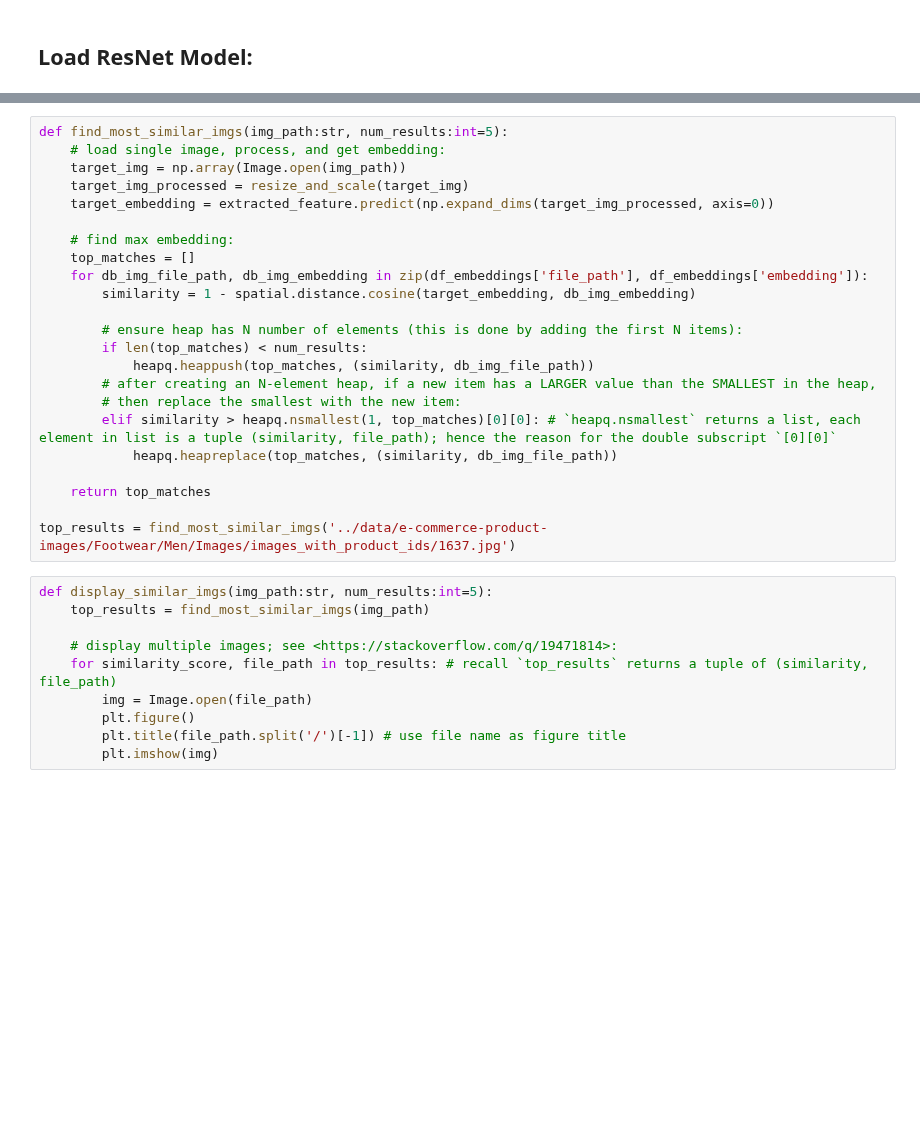
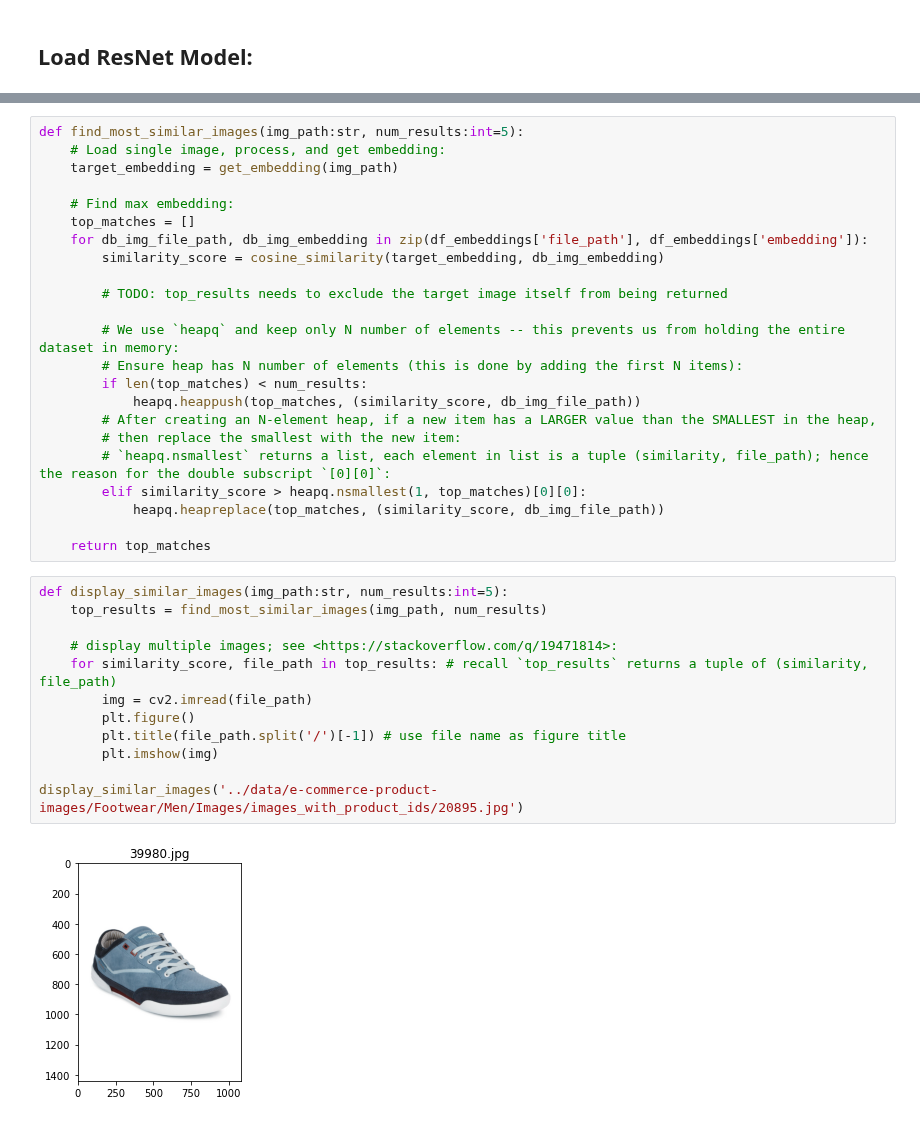
Before and after one commit to Deesus/product-similarity, a Jupyter notebook: notebooks/product_image_similarity.ipynb, the cells around one changed output, grey strips where cells are left out. Drawn from its saved outputs; the diff is of its cells as text; blank space fills up the shorter version.

```diff
--- a/notebooks/product_image_similarity.ipynb
+++ b/notebooks/product_image_similarity.ipynb
@@ -185,33 +221,37 @@ df_similarity.head()
 # %%
-def find_most_similar_imgs(img_path:str, num_results:int=5):
-    # load single image, process, and get embedding:
-    target_img = np.array(Image.open(img_path))
-    target_img_processed = resize_and_scale(target_img)
-    target_embedding = extracted_feature.predict(np.expand_dims(target_img_processed, axis=0))
+def find_most_similar_images(img_path:str, num_results:int=5):
+    # Load single image, process, and get embedding:
+    target_embedding = get_embedding(img_path)
 
-    # find max embedding:
+    # Find max embedding:
     top_matches = []
     for db_img_file_path, db_img_embedding in zip(df_embeddings['file_path'], df_embeddings['embedding']):
-        similarity = 1 - spatial.distance.cosine(target_embedding, db_img_embedding)
+        similarity_score = cosine_similarity(target_embedding, db_img_embedding)
 
-        # ensure heap has N number of elements (this is done by adding the first N items):
+        # TODO: top_results needs to exclude the target image itself from being returned
+
+        # We use `heapq` and keep only N number of elements -- this prevents us from holding the entire dataset in memory:
+        # Ensure heap has N number of elements (this is done by adding the first N items):
         if len(top_matches) < num_results:
-            heapq.heappush(top_matches, (similarity, db_img_file_path))
-        # after creating an N-element heap, if a new item has a LARGER value than the SMALLEST in the heap,
+            heapq.heappush(top_matches, (similarity_score, db_img_file_path))
+        # After creating an N-element heap, if a new item has a LARGER value than the SMALLEST in the heap,
         # then replace the smallest with the new item:
-        elif similarity > heapq.nsmallest(1, top_matches)[0][0]: # `heapq.nsmallest` returns a list, each element in list is a tuple (similarity, file_path); hence the reason for the double subscript `[0][0]`
-            heapq.heapreplace(top_matches, (similarity, db_img_file_path))
+        # `heapq.nsmallest` returns a list, each element in list is a tuple (similarity, file_path); hence the reason for the double subscript `[0][0]`:
+        elif similarity_score > heapq.nsmallest(1, top_matches)[0][0]:
+            heapq.heapreplace(top_matches, (similarity_score, db_img_file_path))
 
     return top_matches
-
-top_results = find_most_similar_imgs('../data/e-commerce-product-images/Footwear/Men/Images/images_with_product_ids/1637.jpg')
 # %%
-def display_similar_imgs(img_path:str, num_results:int=5):
-    top_results = find_most_similar_imgs(img_path)
+def display_similar_images(img_path:str, num_results:int=5):
+    top_results = find_most_similar_images(img_path, num_results)
 
     # display multiple images; see <https://stackoverflow.com/q/19471814>:
     for similarity_score, file_path in top_results: # recall `top_results` returns a tuple of (similarity, file_path)
-        img = Image.open(file_path)
+        img = cv2.imread(file_path)
         plt.figure()
         plt.title(file_path.split('/')[-1]) # use file name as figure title
         plt.imshow(img)
+
+display_similar_images('../data/e-commerce-product-images/Footwear/Men/Images/images_with_product_ids/20895.jpg')
+# %% [output]
+[figure, added]
```
Also changed, not shown: parts of 26 cells of this notebook, 1 other file.
